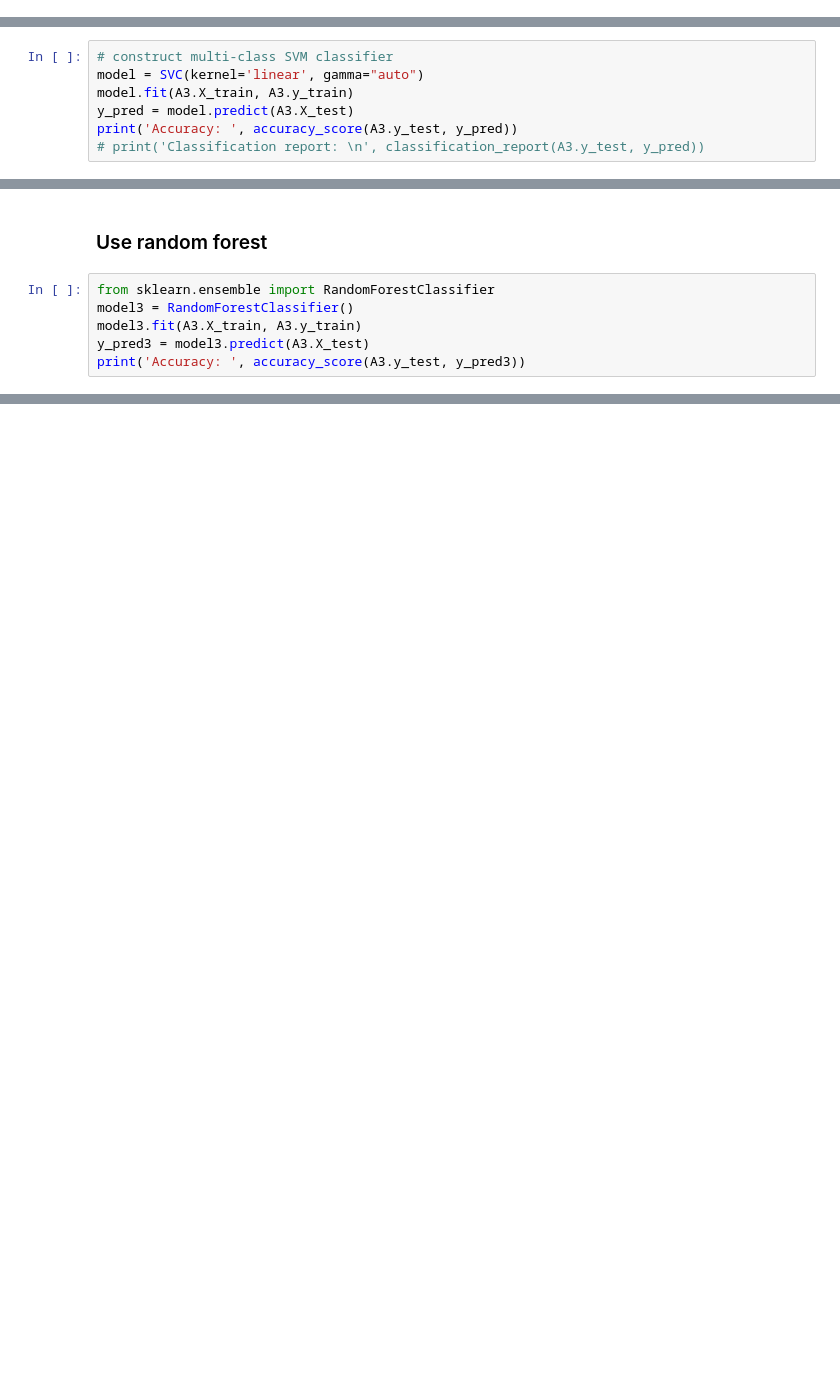
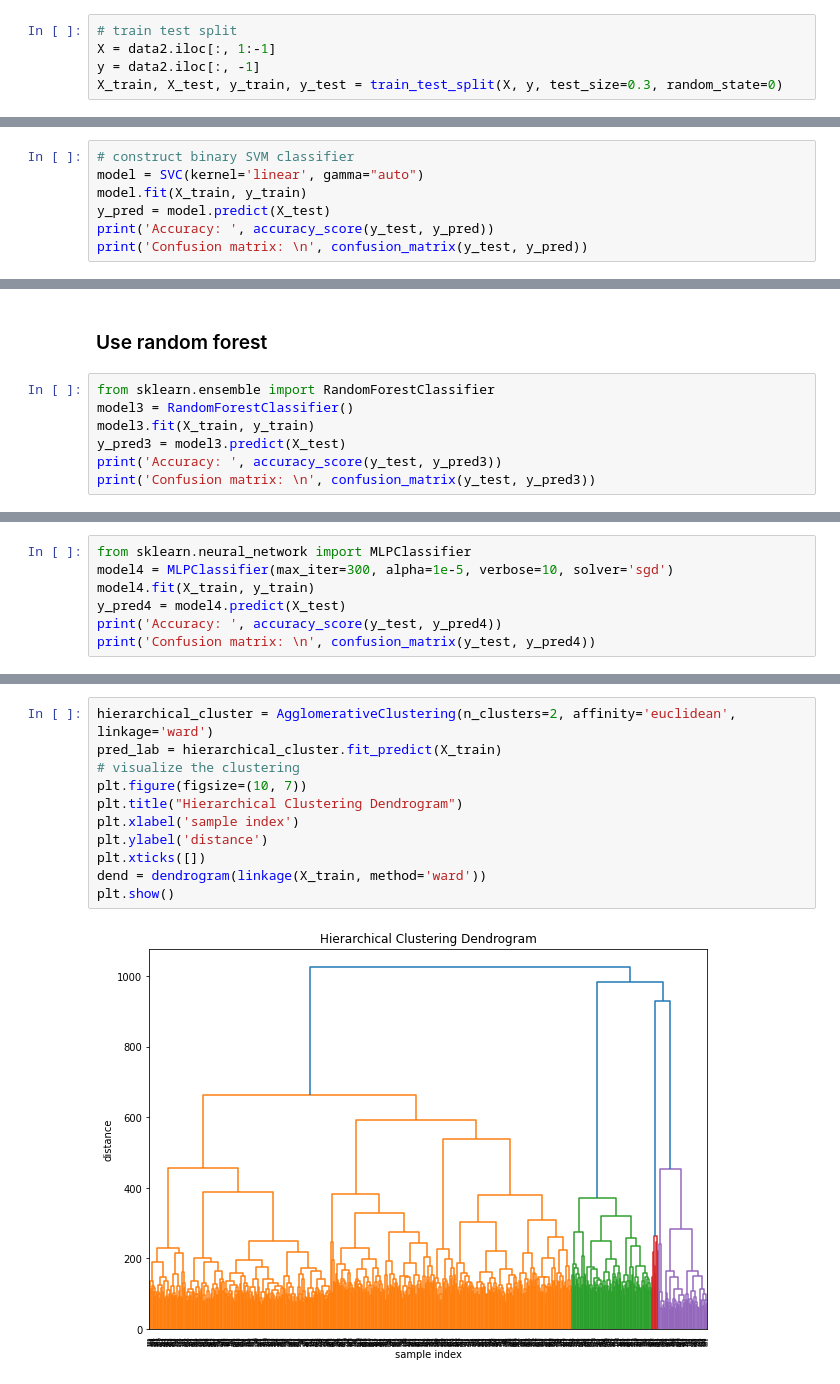
Before and after one commit to DamarisDeng/BIM3008-ML-in-Compbio, a Jupyter notebook: A3/new_try.ipynb, the cells around one changed output, grey strips where cells are left out. Cells and saved outputs as stored; diff of their text form; blank space fills up the shorter version.

```diff
--- a/A3/new_try.ipynb
+++ b/A3/new_try.ipynb
@@ -144,10 +102,15 @@ Name: diagnosis, dtype: int64
+# %%
+# train test split
+X = data2.iloc[:, 1:-1]
+y = data2.iloc[:, -1]
+X_train, X_test, y_train, y_test = train_test_split(X, y, test_size=0.3, random_state=0)
 # %% [markdown]
 ### SVM
 # %%
-# construct multi-class SVM classifier
+# construct binary SVM classifier
 model = SVC(kernel='linear', gamma="auto")
-model.fit(A3.X_train, A3.y_train)
-y_pred = model.predict(A3.X_test)
-print('Accuracy: ', accuracy_score(A3.y_test, y_pred))
-# print('Classification report: \n', classification_report(A3.y_test, y_pred))
+model.fit(X_train, y_train)
+y_pred = model.predict(X_test)
+print('Accuracy: ', accuracy_score(y_test, y_pred))
+print('Confusion matrix: \n', confusion_matrix(y_test, y_pred))
 # %% [output]
@@ -157,7 +123,8 @@ Accuracy:  0.287292817679558
 # %%
 from sklearn.ensemble import RandomForestClassifier
 model3 = RandomForestClassifier()
-model3.fit(A3.X_train, A3.y_train)
-y_pred3 = model3.predict(A3.X_test)
-print('Accuracy: ', accuracy_score(A3.y_test, y_pred3))
+model3.fit(X_train, y_train)
+y_pred3 = model3.predict(X_test)
+print('Accuracy: ', accuracy_score(y_test, y_pred3))
+print('Confusion matrix: \n', confusion_matrix(y_test, y_pred3))
 # %% [output]
@@ -224,0 +137,7 @@ Use decision tree to predict based on the selected features
+# %%
+from sklearn.neural_network import MLPClassifier
+model4 = MLPClassifier(max_iter=300, alpha=1e-5, verbose=10, solver='sgd')
+model4.fit(X_train, y_train)
+y_pred4 = model4.predict(X_test)
+print('Accuracy: ', accuracy_score(y_test, y_pred4))
+print('Confusion matrix: \n', confusion_matrix(y_test, y_pred4))
@@ -224,0 +176,13 @@ Use decision tree to predict based on the selected features
+# %%
+hierarchical_cluster = AgglomerativeClustering(n_clusters=2, affinity='euclidean', linkage='ward')
+pred_lab = hierarchical_cluster.fit_predict(X_train)
+# visualize the clustering
+plt.figure(figsize=(10, 7))
+plt.title("Hierarchical Clustering Dendrogram")
+plt.xlabel('sample index')
+plt.ylabel('distance')
+plt.xticks([])
+dend = dendrogram(linkage(X_train, method='ward'))
+plt.show()
+# %% [output]
+[figure, added]
```
Also changed, not shown: parts of 29 cells of this notebook, 15 other files.
